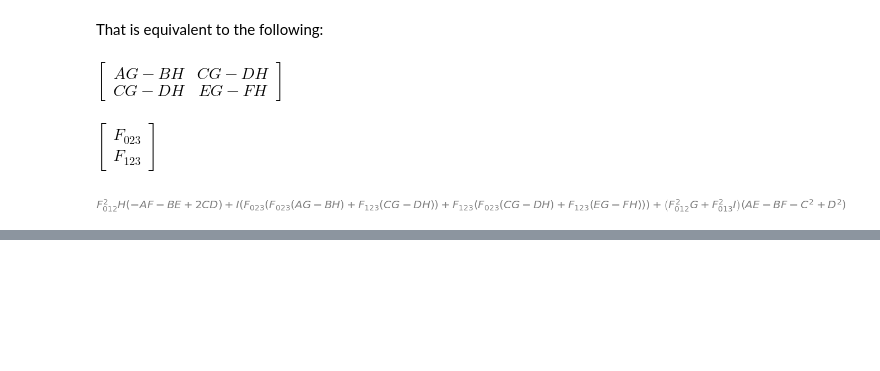
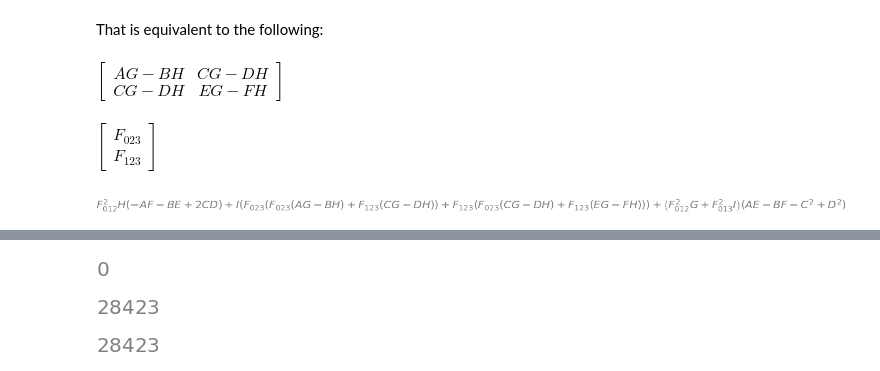
Before and after one commit to jchryssanthacopoulos/complex_spacetime_metrics, a Jupyter notebook: notebooks/q_3/general_conditions_q_3.ipynb, the cells around one changed output, grey strips where cells are left out. Drawn from its saved outputs; the diff is of its cells as text; code cells hidden in the pictures; blank space fills up the shorter version.

```diff
--- a/notebooks/q_3/general_conditions_q_3.ipynb
+++ b/notebooks/q_3/general_conditions_q_3.ipynb
@@ -91,0 +96,2 @@ cond_q_3
+# %%
+delta_val = G ** 2 + H ** 2
@@ -91,0 +131,53 @@ cond_q_3
+# %%
+num_samples = int(1e6)
+max_num_range = 1e6
+# %%
+non_q_3_inv_matrices = []
+num_q_3_inv_matrices = 0
+total_q_3_matrices = 0
+# %%
+for i in tqdm(range(num_samples)):
+    # A_val, E_val, G_val = np.random.uniform(0, max_num_range, size=3)
+    # B_val, C_val, D_val, F_val, H_val = np.random.uniform(-max_num_range, max_num_range, size=5)
+
+    A_val, B_val, C_val, D_val, E_val, F_val, G_val, H_val = np.random.uniform(-max_num_range, max_num_range, size=8)
+
+    # only proceed if the matrix satisfies the q = 3 conditions
+    if not _is_q_3_satisfied(A_val, B_val, C_val, D_val, E_val, F_val, G_val, H_val):
+        continue
+
+    vals_dict = {
+        A: A_val, B: B_val, C: C_val, D: D_val, E: E_val, F: F_val, G: G_val, H: H_val
+    }
+
+    # compute the matrix elements of the inverse
+    A_val_inv = A_inv.subs(vals_dict)
+    B_val_inv = B_inv.subs(vals_dict)
+    C_val_inv = C_inv.subs(vals_dict)
+    D_val_inv = D_inv.subs(vals_dict)
+    E_val_inv = E_inv.subs(vals_dict)
+    F_val_inv = F_inv.subs(vals_dict)
+    G_val_inv = G_inv.subs(vals_dict)
+    H_val_inv = H_inv.subs(vals_dict)
+
+    if not _is_q_3_satisfied(A_val_inv, B_val_inv, C_val_inv, D_val_inv, E_val_inv, F_val_inv, G_val_inv, H_val_inv):
+        # log matrix for which the inverse does not satisfy q = 3 conditions
+        non_q_3_inv_matrices.append(vals_dict)
+    else:
+        # increment number of q = 3 inverse matrices
+        num_q_3_inv_matrices += 1
+
+    # increment number of q = 2 sampled
+    total_q_3_matrices += 1
+# %%
+len(non_q_3_inv_matrices)
+# %% [output]
+[figure, added]
+# %%
+num_q_3_inv_matrices
+# %% [output]
+[figure, added]
+# %%
+total_q_3_matrices
+# %% [output]
+[figure, added]
```
Also changed, not shown: parts of 4 cells of this notebook, 1 other file.
